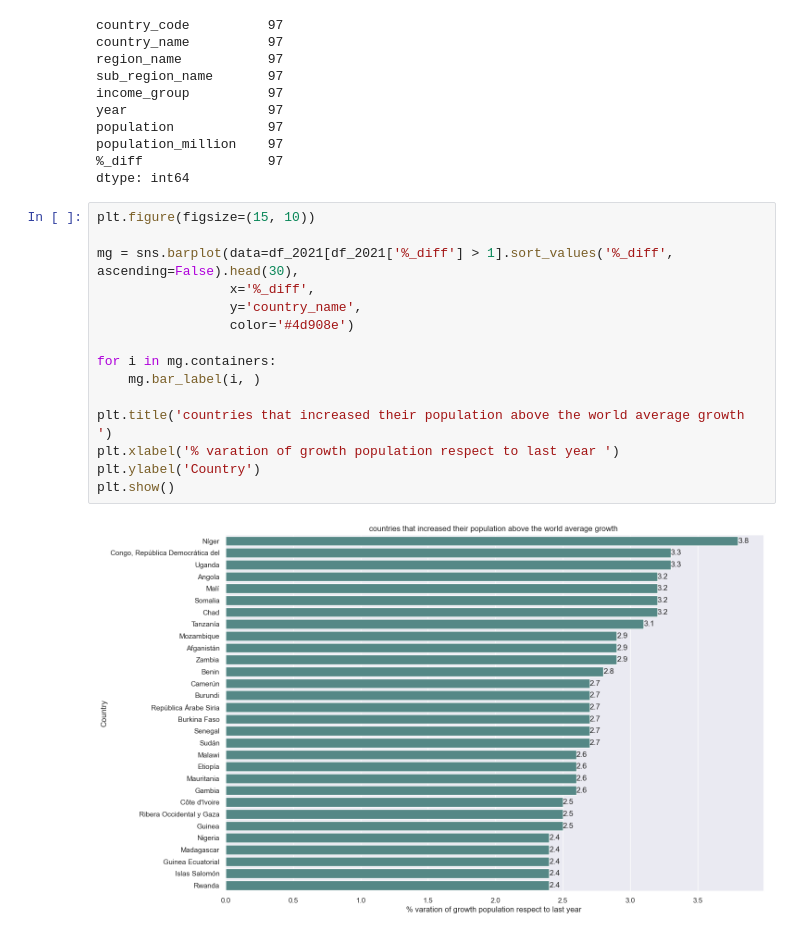
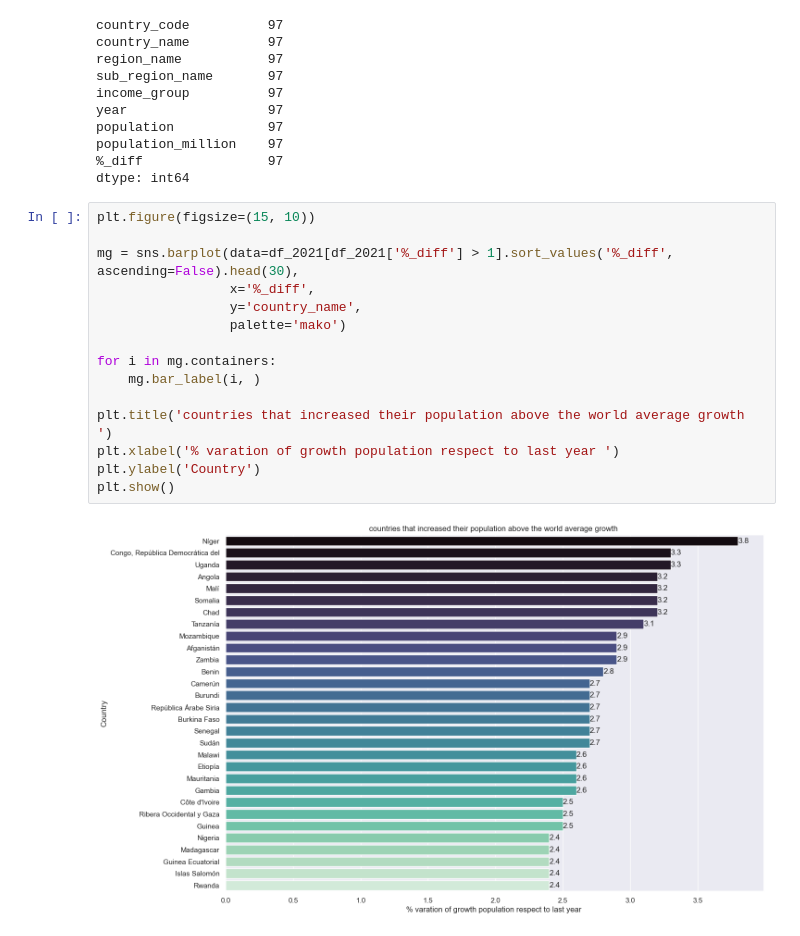
Before and after one commit to fredericksalazar/dataAnalyst_world_population, a Jupyter notebook: data_analysis_world_population.ipynb, the cells around one changed output. Saved outputs shown, nothing was run; the diff lists cells and outputs as text.

```diff
--- a/data_analysis_world_population.ipynb
+++ b/data_analysis_world_population.ipynb
@@ -363,20 +362,20 @@ dtype: int64
 # %%
 plt.figure(figsize=(15, 10))
 
 mg = sns.barplot(data=df_2021[df_2021['%_diff'] > 1].sort_values('%_diff', ascending=False).head(30),
                  x='%_diff',
                  y='country_name',
-                 color='#4d908e')
+                 palette='mako')
 
 for i in mg.containers:
     mg.bar_label(i, )
 
 plt.title('countries that increased their population above the world average growth ')
 plt.xlabel('% varation of growth population respect to last year ')
 plt.ylabel('Country')
 plt.show()
 # %% [output]
-[figure, old version]
+[figure, new version]
 # %%
 plt.figure(figsize=(15, 10))
 
```
Also changed, not shown: parts of 8 cells of this notebook.
